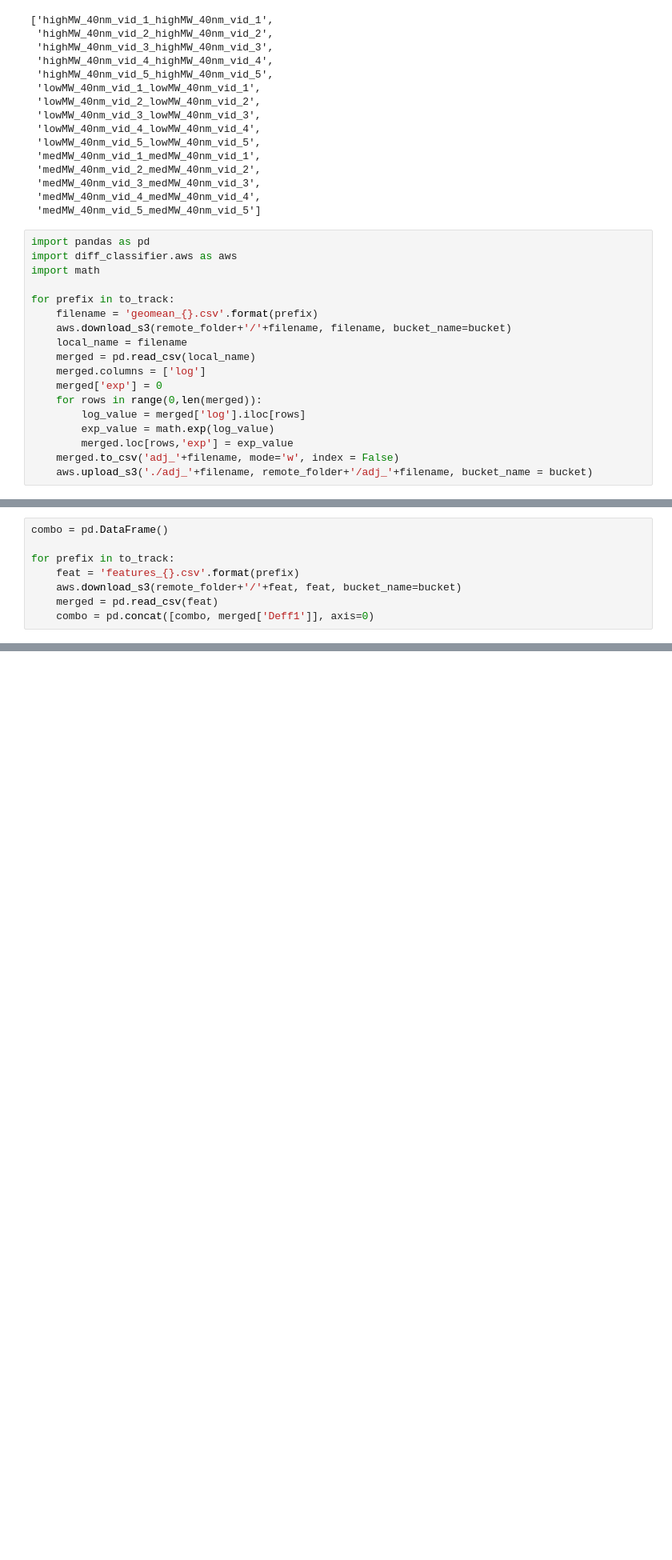
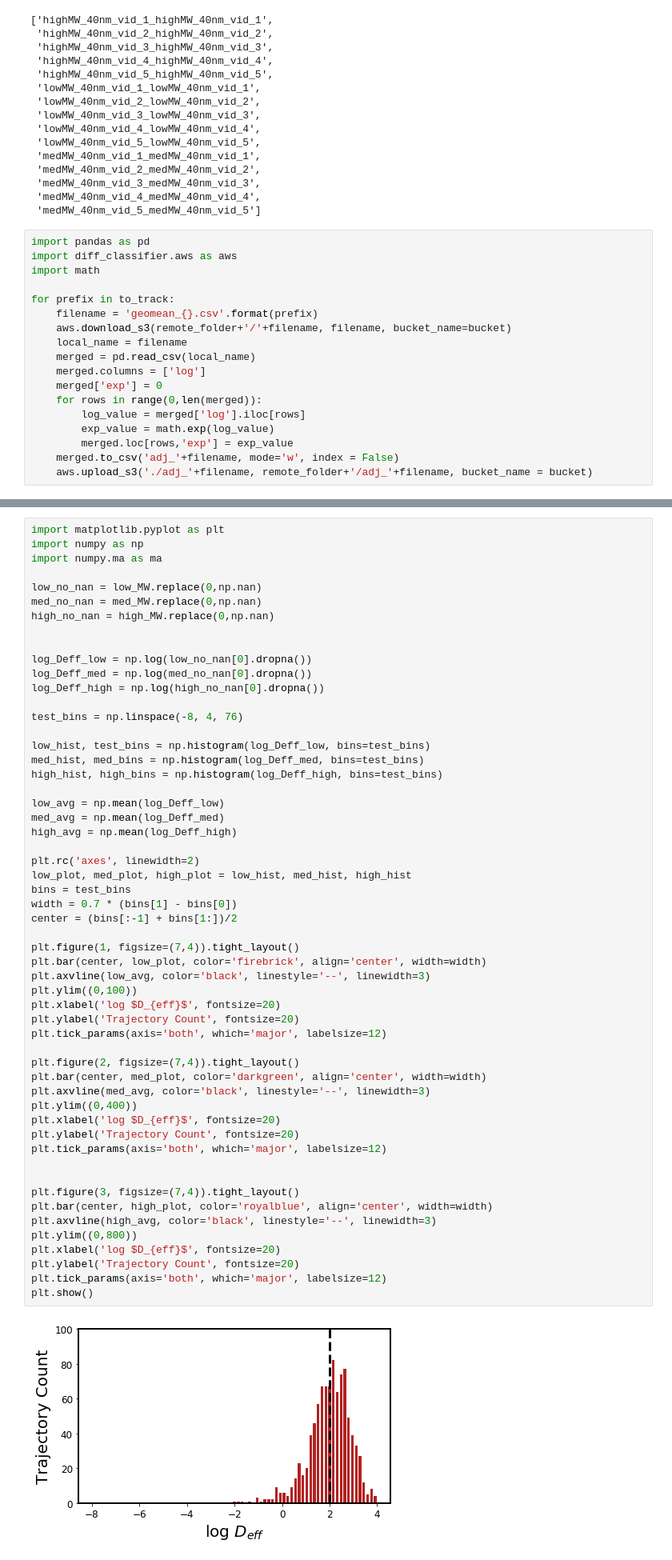
Before and after one commit to mimc7580/diff_classifier, a Jupyter notebook: notebooks/development/06_27_19_MPT_HA_solutions_40nm.ipynb, the cells around one changed output, grey strips where cells are left out. Shown at 80% size. Drawn from its saved outputs; the diff is of its cells as text; blank space fills up the shorter version.

```diff
--- a/notebooks/development/06_27_19_MPT_HA_solutions_40nm.ipynb
+++ b/notebooks/development/06_27_19_MPT_HA_solutions_40nm.ipynb
@@ -616,8 +631,0 @@ to_track
-# %%
-combo = pd.DataFrame()
-
-for prefix in to_track:
-    feat = 'features_{}.csv'.format(prefix)
-    aws.download_s3(remote_folder+'/'+feat, feat, bucket_name=bucket)
-    merged = pd.read_csv(feat)
-    combo = pd.concat([combo, merged['Deff1']], axis=0)
@@ -650,0 +667,57 @@ Deff
+# %%
+import matplotlib.pyplot as plt
+import numpy as np
+import numpy.ma as ma
+
+low_no_nan = low_MW.replace(0,np.nan)
+med_no_nan = med_MW.replace(0,np.nan)
+high_no_nan = high_MW.replace(0,np.nan)
+
+
+log_Deff_low = np.log(low_no_nan[0].dropna())
+log_Deff_med = np.log(med_no_nan[0].dropna())
+log_Deff_high = np.log(high_no_nan[0].dropna())
+
+test_bins = np.linspace(-8, 4, 76)
+
+low_hist, test_bins = np.histogram(log_Deff_low, bins=test_bins)
+med_hist, med_bins = np.histogram(log_Deff_med, bins=test_bins)
+high_hist, high_bins = np.histogram(log_Deff_high, bins=test_bins)
+
+low_avg = np.mean(log_Deff_low)
+med_avg = np.mean(log_Deff_med)
+high_avg = np.mean(log_Deff_high)
+
+plt.rc('axes', linewidth=2)
+low_plot, med_plot, high_plot = low_hist, med_hist, high_hist
+bins = test_bins
+width = 0.7 * (bins[1] - bins[0])
+center = (bins[:-1] + bins[1:])/2
+
+plt.figure(1, figsize=(7,4)).tight_layout()
+plt.bar(center, low_plot, color='firebrick', align='center', width=width)
+plt.axvline(low_avg, color='black', linestyle='--', linewidth=3)
+plt.ylim((0,100))
+plt.xlabel('log $D_{eff}$', fontsize=20)
+plt.ylabel('Trajectory Count', fontsize=20)
+plt.tick_params(axis='both', which='major', labelsize=12)
+
+plt.figure(2, figsize=(7,4)).tight_layout()
+plt.bar(center, med_plot, color='darkgreen', align='center', width=width)
+plt.axvline(med_avg, color='black', linestyle='--', linewidth=3)
+plt.ylim((0,400))
+plt.xlabel('log $D_{eff}$', fontsize=20)
+plt.ylabel('Trajectory Count', fontsize=20)
+plt.tick_params(axis='both', which='major', labelsize=12)
+
+
+plt.figure(3, figsize=(7,4)).tight_layout()
+plt.bar(center, high_plot, color='royalblue', align='center', width=width)
+plt.axvline(high_avg, color='black', linestyle='--', linewidth=3)
+plt.ylim((0,800))
+plt.xlabel('log $D_{eff}$', fontsize=20)
+plt.ylabel('Trajectory Count', fontsize=20)
+plt.tick_params(axis='both', which='major', labelsize=12)
+plt.show()
+# %% [output]
+[figure, added]
```
Also changed, not shown: parts of 8 cells of this notebook, 11 other files.
